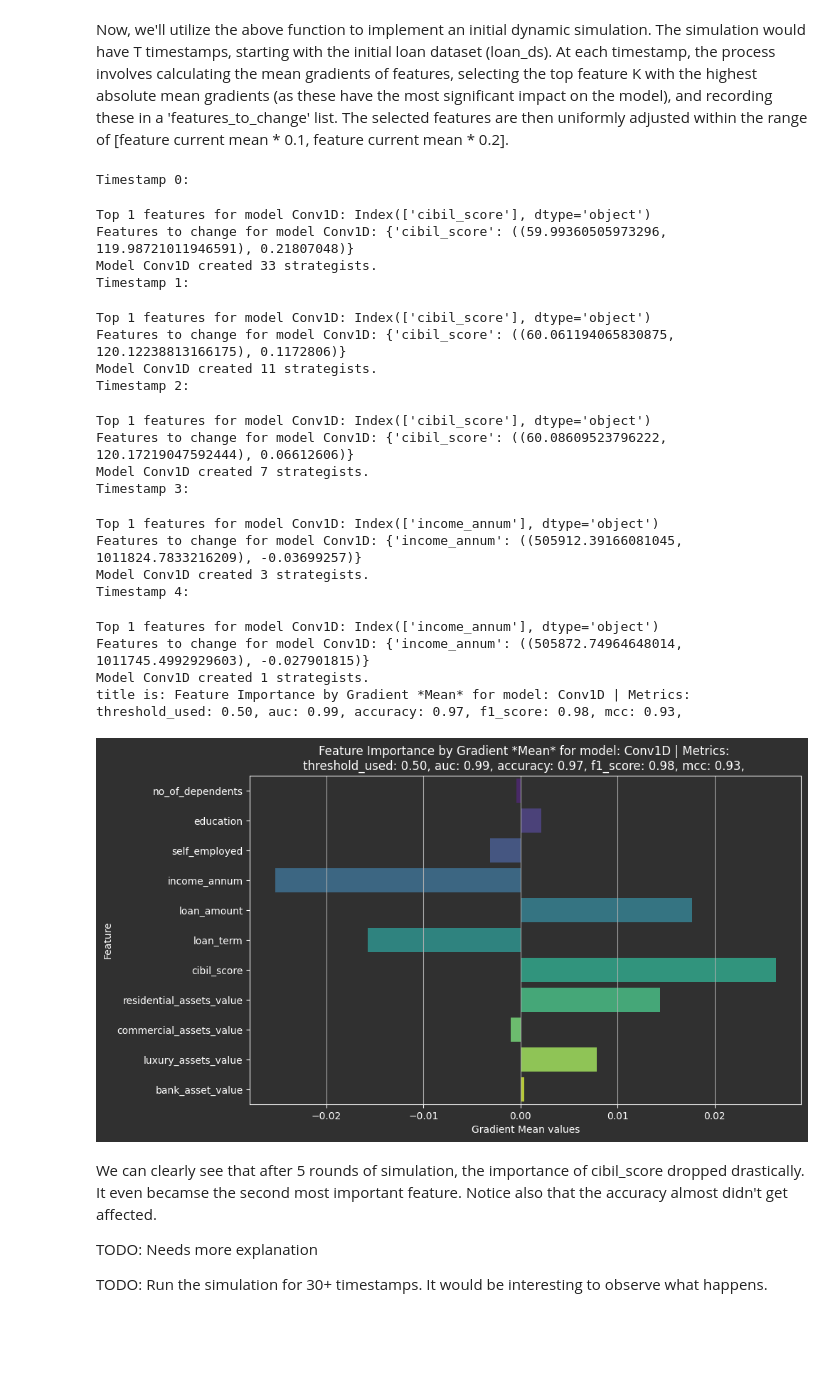
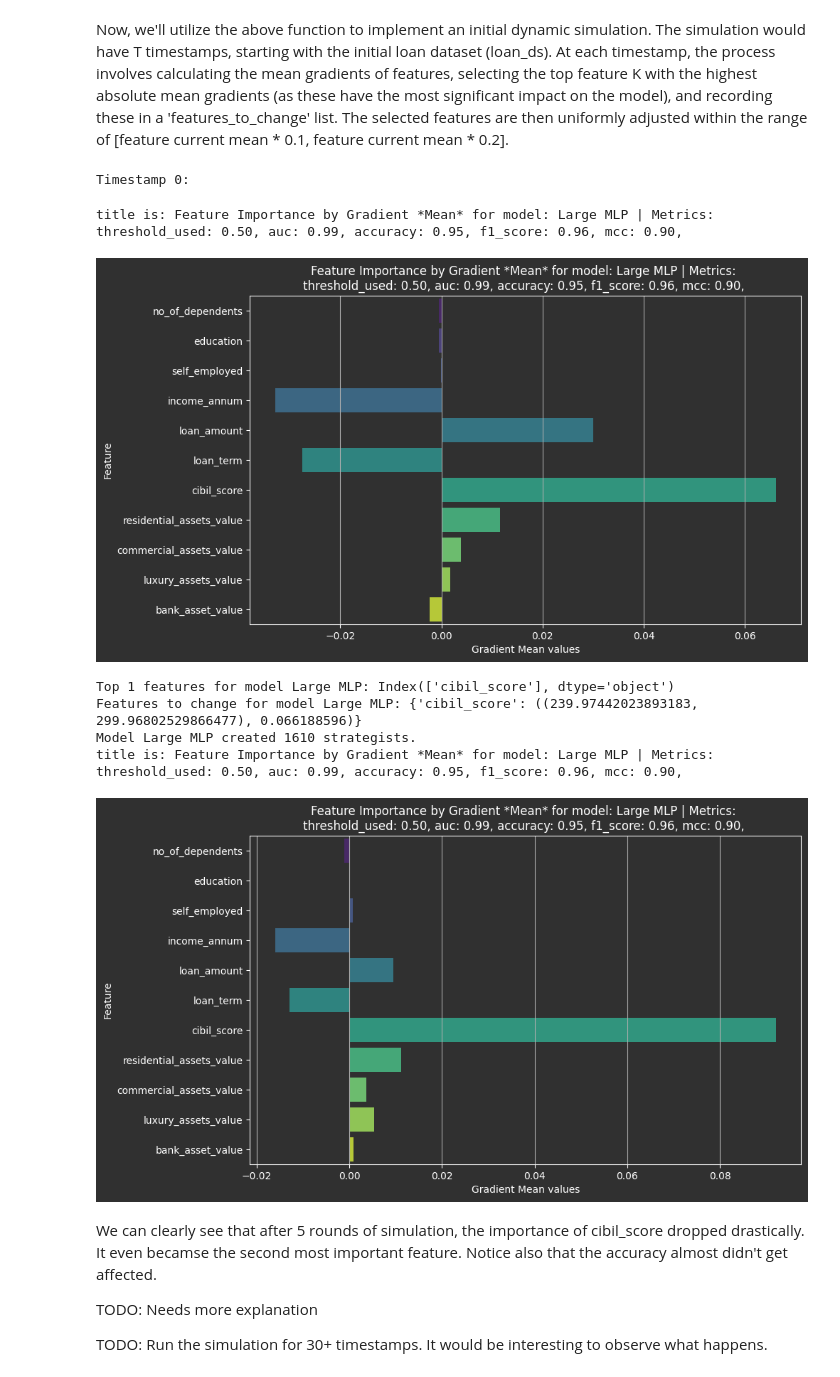
Before and after one commit to PrielHaz/strategic-classification, a Jupyter notebook: workshop_draft.ipynb, the cells around one changed output. Saved outputs shown, nothing was run; the diff lists cells and outputs as text; code cells hidden in the pictures; blank space fills up the shorter version.

```diff
--- a/workshop_draft.ipynb
+++ b/workshop_draft.ipynb
@@ -603,14 +648,15 @@ def create_strategists_loan_ds(
 # %% [markdown]
 Now, we'll utilize the above function to implement an initial dynamic simulation. The simulation would have T timestamps, starting with the initial loan dataset (loan_ds). At each timestamp, the process involves calculating the mean gradients of features, selecting the top feature K with the highest absolute mean gradients (as these have the most significant impact on the model), and recording these in a 'features_to_change' list. The selected features are then uniformly adjusted within the range of [feature current mean * 0.1, feature current mean * 0.2].
 # %%
-T = 5 # number of times to perform strategies
+T = 1 # number of times to perform strategies
 K = 1 # number of features to change (top k features in terms of mean gradient)
-MODEL = "Conv1D" # model to use
+MODEL = "Large MLP" # model to use
 
 strategists_loan_ds_dict = {}
 strategists_rows_dict = {}
 results_dict = {}
-range_strategists_act = (0.3, threshold)
+range_strategists_act = (threshold - 0.5, threshold)
+feature_mean_ratio = 0.4
 names_to_models = get_names_to_new_models(input_size)
 for model_name, _ in names_to_models.items():
     strategists_loan_ds_dict[model_name] = loan_ds.copy()
@@ -632,7 +678,7 @@ for t in range(T):
         metrics = results_dict[model_name]["metrics"]
         # calculate and plot gradients
         mean_grads = calculate_and_plot_gradients(
-            model, model_name, strategists_loan_ds_dict[model_name], plot_first_num=0, metrics=metrics, plot_mean=False
+            model, model_name, strategists_loan_ds_dict[model_name], plot_first_num=0, metrics=metrics, plot_mean=True
         )
 
         # Get the top K features
@@ -640,56 +686,43 @@ for t in range(T):
         top_k_features = strategists_loan_ds_dict[model_name].columns[top_k_indices]
         print(f"Top {K} features for model {model_name}: {top_k_features}")
 
         # Create features_to_change dictionary
         features_to_change = {}
         for feature, index in zip(top_k_features, top_k_indices):
             mean_feature_value = strategists_loan_ds_dict[model_name][feature].mean()
             # features_to_change is a dictionary of feature: (range, gradient)
-            features_to_change[feature] = ((mean_feature_value * 0.1, mean_feature_value * 0.2), mean_grads[index])
+            features_to_change[feature] = ((mean_feature_value * feature_mean_ratio, mean_feature_value * (feature_mean_ratio + 0.1)), mean_grads[index])
 
         print(f"Features to change for model {model_name}: {features_to_change}")
 
         # Create strategists_loan_ds
         strategists_loan_ds_dict[model_name], strategists_rows_dict[model_name] = create_strategists_loan_ds(
             strategists_loan_ds_dict[model_name], range_strategists_act, features_to_change, model
         )
 
         print(f"Model {model_name} created {len(strategists_rows_dict[model_name])} strategists.")
 
 # Show mean gradients for the models chosen
 for model_result in results_dict.values():
     if model_result["model_name"] != MODEL:
         continue
     model_name = model_result["model_name"]
     model = model_result["model"]
     metrics = model_result["metrics"]
     calculate_and_plot_gradients(
         model, model_name, strategists_loan_ds_dict[model_name], plot_first_num=0, metrics=metrics
     )
 # %% [output]
 Timestamp 0:
-Top 1 features for model Conv1D: Index(['cibil_score'], dtype='object')
-Features to change for model Conv1D: {'cibil_score': ((59.99360505973296, 119.98721011946591), 0.21807048)}
-Model Conv1D created 33 strategists.
-Timestamp 1:
+title is: Feature Importance by Gradient *Mean* for model: Large MLP | Metrics:
+threshold_used: 0.50, auc: 0.99, accuracy: 0.95, f1_score: 0.96, mcc: 0.90,
+[figure, new version]
-Top 1 features for model Conv1D: Index(['cibil_score'], dtype='object')
-Features to change for model Conv1D: {'cibil_score': ((60.061194065830875, 120.12238813166175), 0.1172806)}
-Model Conv1D created 11 strategists.
-Timestamp 2:
+Top 1 features for model Large MLP: Index(['cibil_score'], dtype='object')
+Features to change for model Large MLP: {'cibil_score': ((239.97442023893183, 299.96802529866477), 0.066188596)}
+Model Large MLP created 1610 strategists.
+title is: Feature Importance by Gradient *Mean* for model: Large MLP | Metrics:
+threshold_used: 0.50, auc: 0.99, accuracy: 0.95, f1_score: 0.96, mcc: 0.90,
-Top 1 features for model Conv1D: Index(['cibil_score'], dtype='object')
-Features to change for model Conv1D: {'cibil_score': ((60.08609523796222, 120.17219047592444), 0.06612606)}
-Model Conv1D created 7 strategists.
-Timestamp 3:
-Top 1 features for model Conv1D: Index(['income_annum'], dtype='object')
-Features to change for model Conv1D: {'income_annum': ((505912.39166081045, 1011824.7833216209), -0.03699257)}
-Model Conv1D created 3 strategists.
-Timestamp 4:
-Top 1 features for model Conv1D: Index(['income_annum'], dtype='object')
-Features to change for model Conv1D: {'income_annum': ((505872.74964648014, 1011745.4992929603), -0.027901815)}
-Model Conv1D created 1 strategists.
-title is: Feature Importance by Gradient *Mean* for model: Conv1D | Metrics:
-threshold_used: 0.50, auc: 0.99, accuracy: 0.97, f1_score: 0.98, mcc: 0.93,
-[figure, old version]
+[figure, added]
 # %% [markdown]
 We can clearly see that after 5 rounds of simulation, the importance of cibil_score dropped drastically. It even becamse the second most important feature. Notice also that the accuracy almost didn't get affected.
 
```
Also changed, not shown: parts of 4 cells of this notebook, 1 other file.
